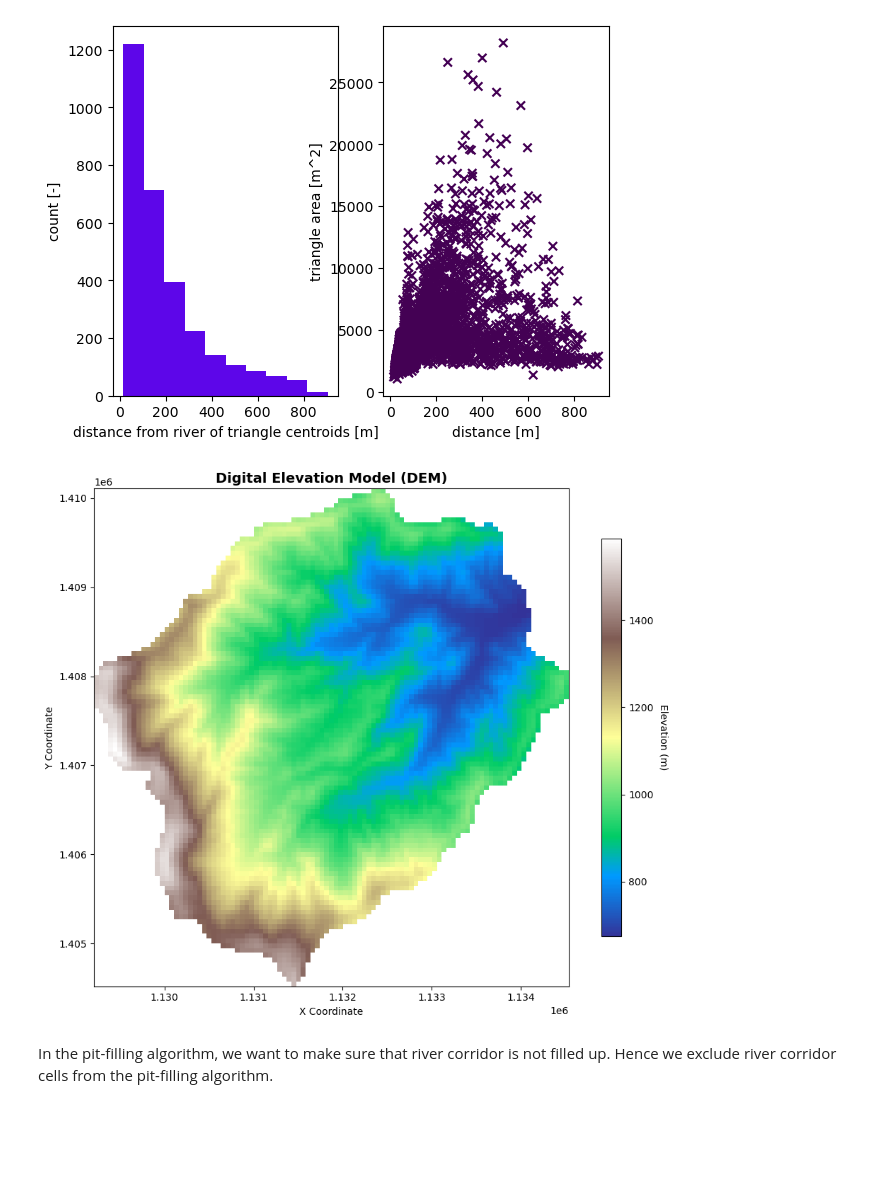
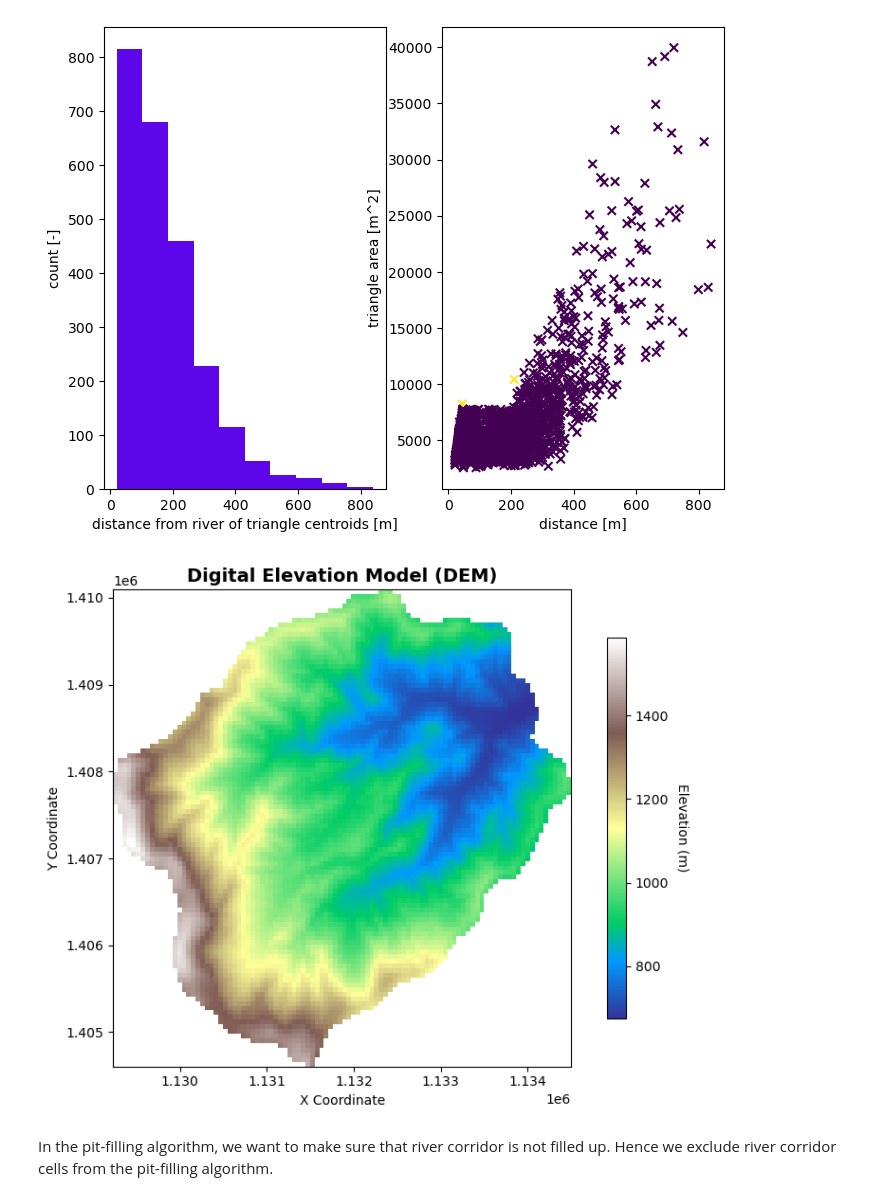
Before and after one commit to environmental-modeling-workflows/watershed-workflow, a Jupyter notebook: examples/Coweeta/coweeta_ats.ipynb, the cells around one changed output. Cells and saved outputs as stored; diff of their text form; code cells hidden in the pictures; blank space fills up the shorter version.

```diff
--- a/examples/Coweeta/coweeta_ats.ipynb
+++ b/examples/Coweeta/coweeta_ats.ipynb
@@ -49,6 +50,7 @@ import cftime, datetime
 pd.options.display.max_columns = None
 
 import watershed_workflow
+import watershed_workflow.config
 import watershed_workflow.source_list
 import watershed_workflow.utils
 import watershed_workflow.plot
@@ -69,6 +71,6 @@ import amanzi_xml.utils.io as aio
 import amanzi_xml.utils.search as asearch
 import amanzi_xml.utils.errors as aerrors
 
-figsize = (6,6)
-figsize_3d = (8,6)
+# set the default figure size for notebooks
+plt.rcParams["figure.figsize"] = (8, 6)
 # %% [markdown]
@@ -204,10 +245,7 @@ watershed.plot()
 # %%
-include_rivers = True
-
-if include_rivers:
-    # download/collect the river network within that shape's bounds
-    reaches = watershed_workflow.getShapesByGeometry(sources['hydrography'], watershed.exterior, crs, crs)
-    rivers = watershed_workflow.river_tree.createRivers(reaches, method='hydroseq')
+# download/collect the river network within that shape's bounds
+reaches = watershed_workflow.getShapesByGeometry(sources['hydrography'], watershed.exterior, crs, crs)
+rivers = watershed_workflow.river_tree.createRivers(reaches, method='hydroseq')
 
 watershed_orig, rivers_orig = watershed, rivers
 # %%
@@ -278,13 +324,14 @@ m
 # %%
-## Triangulation
-
 # Refine triangles if they get too acute
 min_angle = 32 # degrees
 
 # width of reach by stream order (order:width)
 widths = dict({1:8,2:12,3:16})
 
-m2, areas, dists = watershed_workflow.tessalateRiverAligned(watershed,rivers, river_width=widths,
-                                              refine_min_angle=min_angle,refine_max_area=30000,
-                                              diagnostics=True)
+# create the mesh
+m2, areas, dists = watershed_workflow.tessalateRiverAligned(watershed, rivers,
+                                                            river_width=widths,
+                                                            refine_min_angle=min_angle,
+                                                            refine_distance=[refine_d0, refine_A0, refine_d1, refine_A1],
+                                                            diagnostics=True)
 # %% [output]
@@ -309,2 +356,2 @@ m2, areas, dists = watershed_workflow.tessalateRiverAligned(watershed,rivers, ri
-[figure, old version]
+[figure, new version]
 # %%
@@ -314,10 +361,8 @@ dem = sources['DEM'].getDataset(watershed.exterior.buffer(100), watershed.crs)
 # provide surface mesh elevations
 watershed_workflow.elevate(m2, dem)
 # %%
-import matplotlib.pyplot as plt
-
 # Plot the DEM raster
-fig, ax = plt.subplots(figsize=(10, 8))
+fig, ax = plt.subplots()
 
 # Plot the DEM data
 im = dem.plot(ax=ax, cmap='terrain', add_colorbar=False)
@@ -337,7 +382,7 @@ ax.set_aspect('equal')
 plt.tight_layout()
 plt.show()
 # %% [output]
-[figure, old version]
+[figure, new version]
 # %% [markdown]
 In the pit-filling algorithm, we want to make sure that river corridor is not filled up. Hence we exclude river corridor cells from the pit-filling algorithm.
 # %%
```
Also changed, not shown: parts of 81 cells of this notebook, 13 other files.
